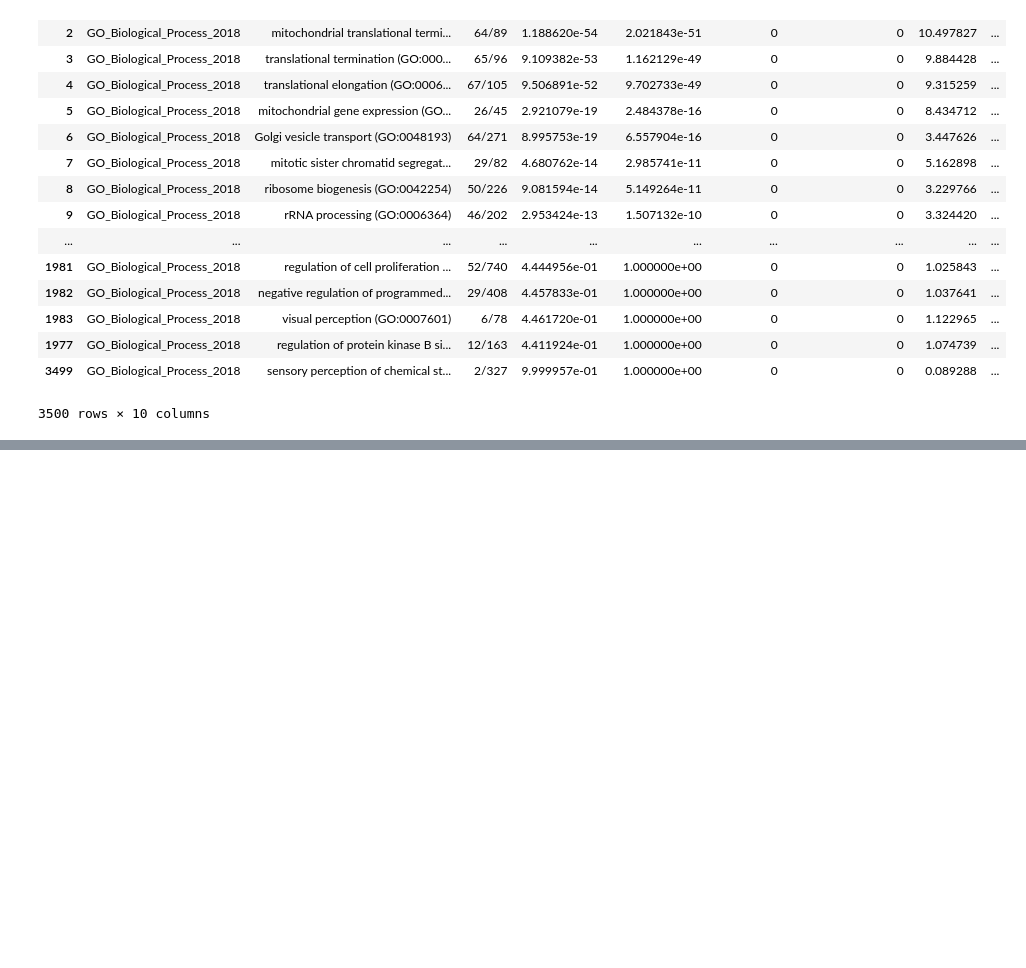
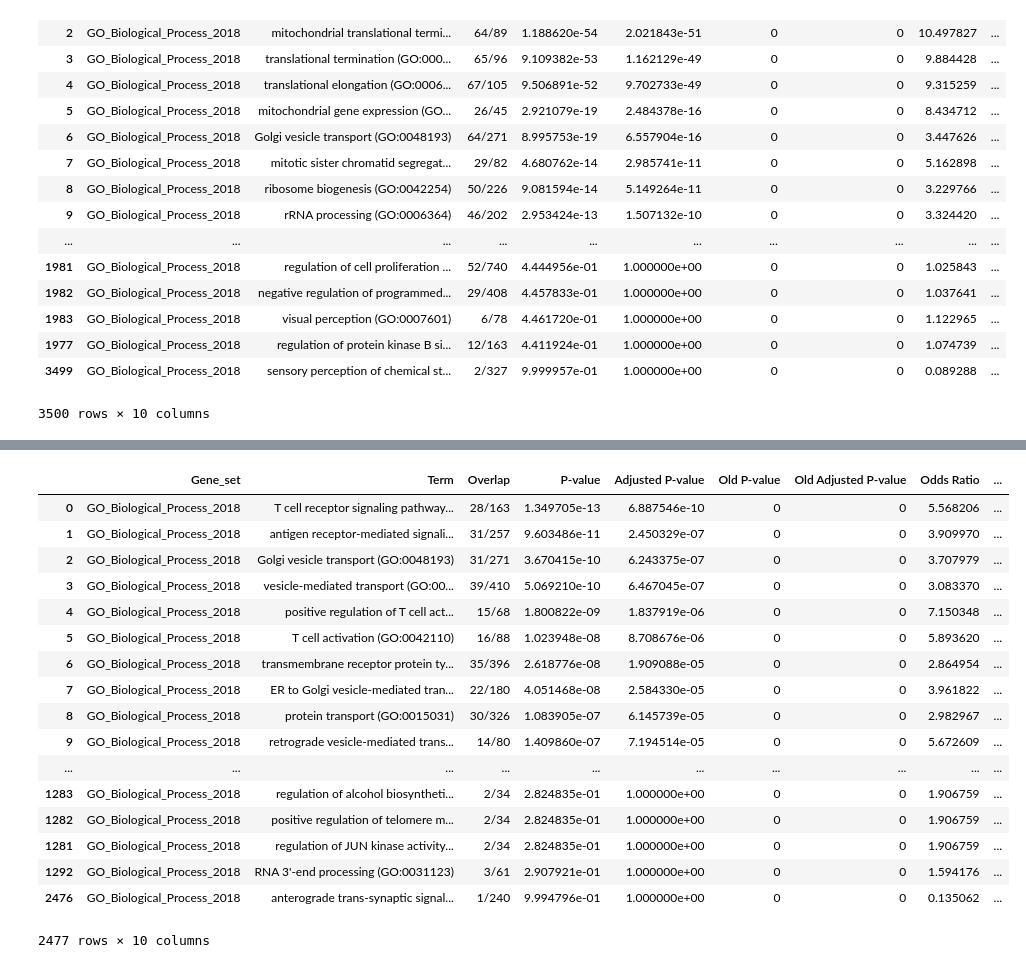
Before and after one commit to PayneLab/pancancerCNV, a Jupyter notebook: chromosome_8/05_enrichment_trans_effects_enrichr.ipynb, the cells around one changed output, grey strips where cells are left out. Cells and saved outputs as stored; diff of their text form; code cells hidden in the pictures; blank space fills up the shorter version.

Commit message:
Finish rerunning analyses with updated LSCC data

```diff
--- a/chromosome_8/05_enrichment_trans_effects_enrichr.ipynb
+++ b/chromosome_8/05_enrichment_trans_effects_enrichr.ipynb
@@ -100,0 +124,21 @@ run_enrichr_go("pancancer_summary_8q_trans.tsv", cancer_type="brca")
+# %%
+run_enrichr_go("pancancer_summary_8q_trans.tsv", cancer_type="lscc")
+# %% [output]
+|  | Gene_set | Term | Overlap | P-value | Adjusted P-value | Old P-value | Old Adjusted P-value | Odds Ratio | ... |
+| 0 | GO_Biological_Process_2018 | T cell receptor signaling pathway... | 28/163 | 1.349705e-13 | 6.887546e-10 | 0 | 0 | 5.568206 | ... |
+| 1 | GO_Biological_Process_2018 | antigen receptor-mediated signali... | 31/257 | 9.603486e-11 | 2.450329e-07 | 0 | 0 | 3.909970 | ... |
+| 2 | GO_Biological_Process_2018 | Golgi vesicle transport (GO:0048193) | 31/271 | 3.670415e-10 | 6.243375e-07 | 0 | 0 | 3.707979 | ... |
+| 3 | GO_Biological_Process_2018 | vesicle-mediated transport (GO:00... | 39/410 | 5.069210e-10 | 6.467045e-07 | 0 | 0 | 3.083370 | ... |
+| 4 | GO_Biological_Process_2018 | positive regulation of T cell act... | 15/68 | 1.800822e-09 | 1.837919e-06 | 0 | 0 | 7.150348 | ... |
+| 5 | GO_Biological_Process_2018 | T cell activation (GO:0042110) | 16/88 | 1.023948e-08 | 8.708676e-06 | 0 | 0 | 5.893620 | ... |
+| 6 | GO_Biological_Process_2018 | transmembrane receptor protein ty... | 35/396 | 2.618776e-08 | 1.909088e-05 | 0 | 0 | 2.864954 | ... |
+| 7 | GO_Biological_Process_2018 | ER to Golgi vesicle-mediated tran... | 22/180 | 4.051468e-08 | 2.584330e-05 | 0 | 0 | 3.961822 | ... |
+| 8 | GO_Biological_Process_2018 | protein transport (GO:0015031) | 30/326 | 1.083905e-07 | 6.145739e-05 | 0 | 0 | 2.982967 | ... |
+| 9 | GO_Biological_Process_2018 | retrograde vesicle-mediated trans... | 14/80 | 1.409860e-07 | 7.194514e-05 | 0 | 0 | 5.672609 | ... |
+| ... | ... | ... | ... | ... | ... | ... | ... | ... | ... |
+| 1283 | GO_Biological_Process_2018 | regulation of alcohol biosyntheti... | 2/34 | 2.824835e-01 | 1.000000e+00 | 0 | 0 | 1.906759 | ... |
+| 1282 | GO_Biological_Process_2018 | positive regulation of telomere m... | 2/34 | 2.824835e-01 | 1.000000e+00 | 0 | 0 | 1.906759 | ... |
+| 1281 | GO_Biological_Process_2018 | regulation of JUN kinase activity... | 2/34 | 2.824835e-01 | 1.000000e+00 | 0 | 0 | 1.906759 | ... |
+| 1292 | GO_Biological_Process_2018 | RNA 3'-end processing (GO:0031123) | 3/61 | 2.907921e-01 | 1.000000e+00 | 0 | 0 | 1.594176 | ... |
+| 2476 | GO_Biological_Process_2018 | anterograde trans-synaptic signal... | 1/240 | 9.994796e-01 | 1.000000e+00 | 0 | 0 | 0.135062 | ... |
+2477 rows × 10 columns
```
Also changed, not shown: parts of 3 cells of this notebook, 42 other files.
